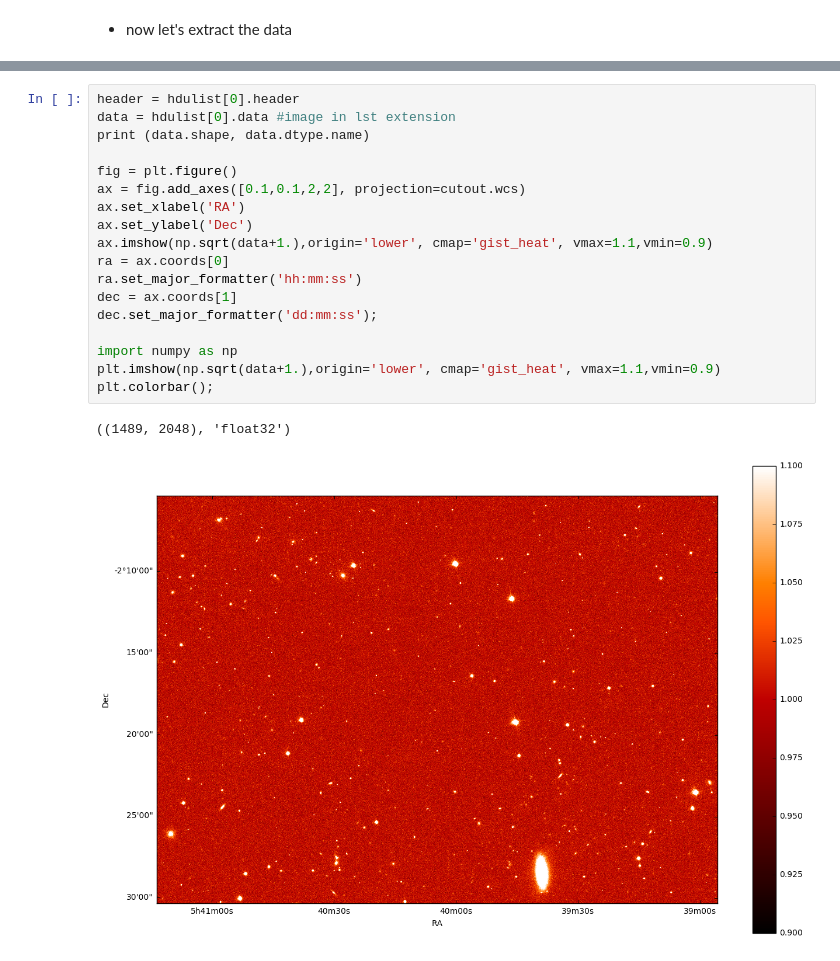
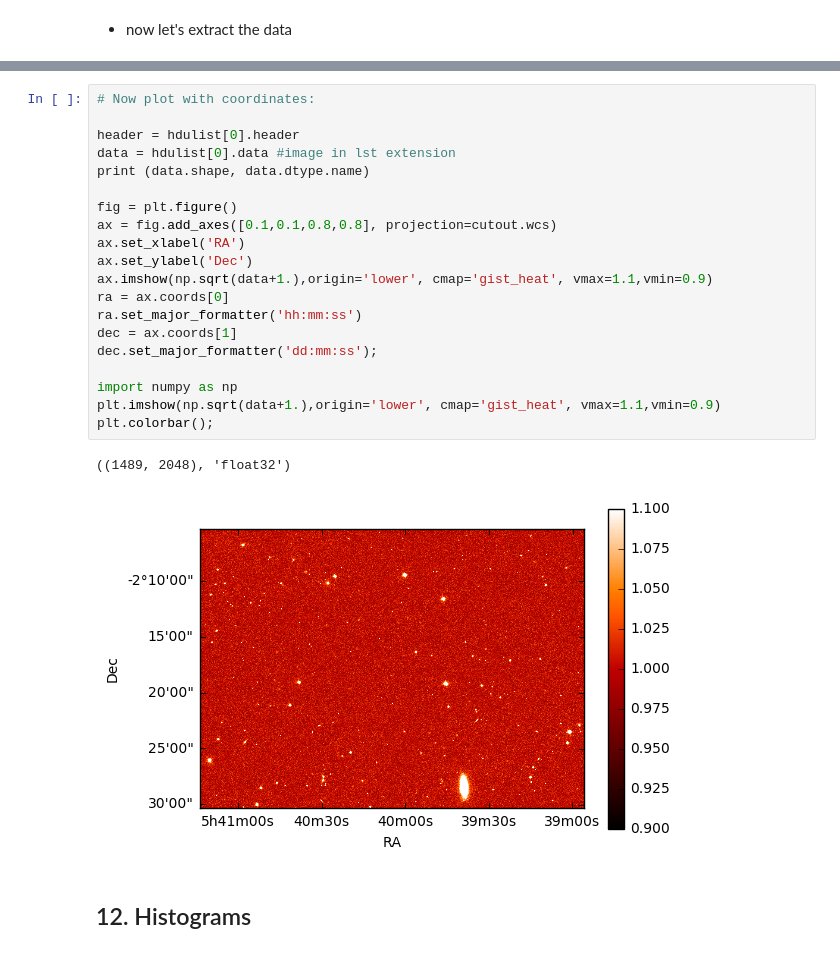
Before and after one commit to astrojarred/JarredsNotes, a Jupyter notebook: Lecture_Notes.ipynb, the cells around one changed output, grey strips where cells are left out. Cells and saved outputs as stored; diff of their text form.

```diff
--- a/Lecture_Notes.ipynb
+++ b/Lecture_Notes.ipynb
@@ -2597,21 +2606,25 @@ No.    Name         Type      Cards   Dimensions   Format
 # %%
+# Now plot with coordinates:
+
 header = hdulist[0].header
 data = hdulist[0].data #image in lst extension
 print (data.shape, data.dtype.name)
 
 fig = plt.figure()
-ax = fig.add_axes([0.1,0.1,2,2], projection=cutout.wcs)
+ax = fig.add_axes([0.1,0.1,0.8,0.8], projection=cutout.wcs)
 ax.set_xlabel('RA')
 ax.set_ylabel('Dec')
 ax.imshow(np.sqrt(data+1.),origin='lower', cmap='gist_heat', vmax=1.1,vmin=0.9)
 ra = ax.coords[0]
 ra.set_major_formatter('hh:mm:ss')
 dec = ax.coords[1]
 dec.set_major_formatter('dd:mm:ss');
 
 import numpy as np
 plt.imshow(np.sqrt(data+1.),origin='lower', cmap='gist_heat', vmax=1.1,vmin=0.9)
 plt.colorbar();
 # %% [output]
 ((1489, 2048), 'float32')
-[figure, old version]
+[figure, new version]
+# %% [markdown]
+## 12. Histograms
```
Also changed, not shown: parts of 4 cells of this notebook.
